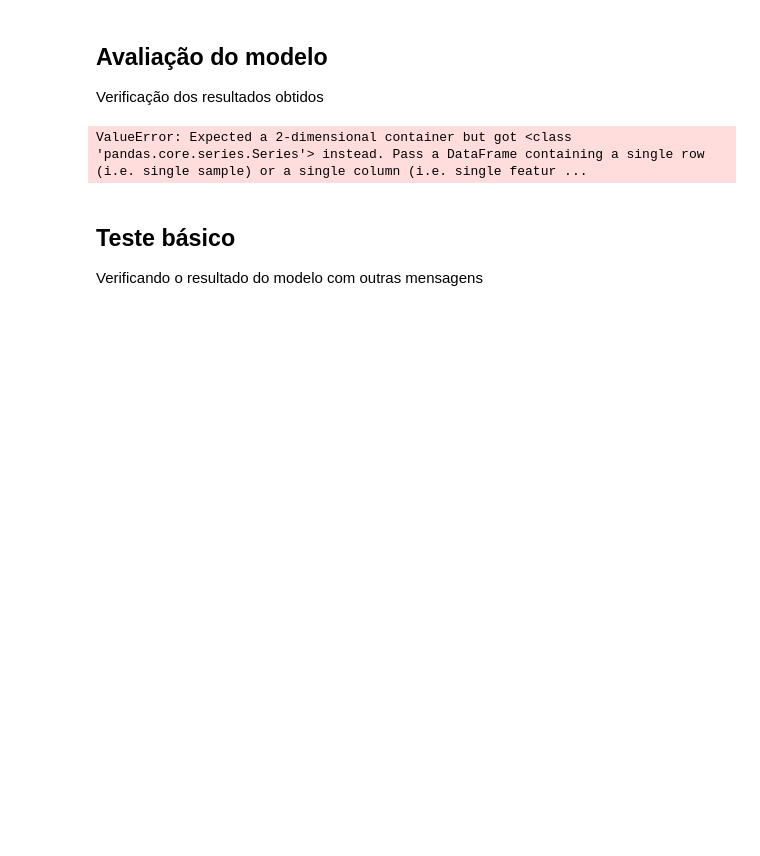
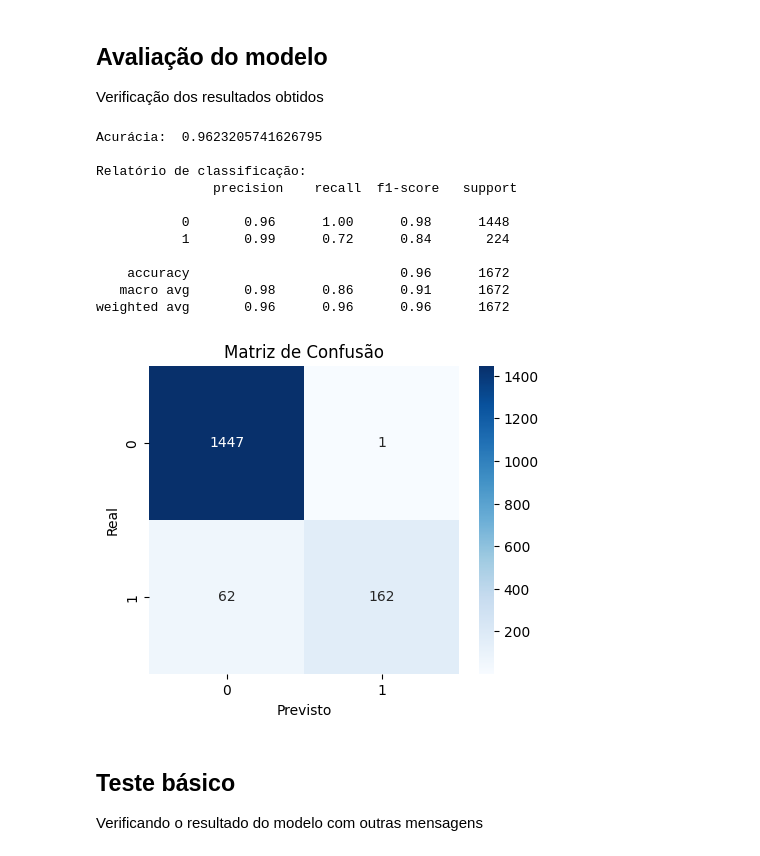
Before and after one commit to brunosilvestree/Spam-Classifier, a Jupyter notebook: notebooks/Spam.ipynb, the cells around one changed output. Saved outputs shown, nothing was run; the diff lists cells and outputs as text; code cells hidden in the pictures; blank space fills up the shorter version.

Commit message:
fix in vectorizer after split data of training and test

```diff
--- a/notebooks/Spam.ipynb
+++ b/notebooks/Spam.ipynb
@@ -113,21 +113,32 @@ MultinomialNB()
 Verificação dos resultados obtidos
 # %%
 #predição do modelo
-predict = model.predict(Y_test)
+predict = model.predict(X_test_vec)
 
 #acurácia do modelo e relatorio de classificação, exibindo precisão, recall e f1-score
-print('Acurácia: ', accuracy_score(testTarget, predict))
-print('\nRelatório de classificação:\n', classification_report(testTarget, predict))
+print('Acurácia: ', accuracy_score(Y_test, predict))
+print('\nRelatório de classificação:\n', classification_report(Y_test, predict))
 
 # Matriz de confusão
 plt.figure(figsize=(5,4))
-sns.heatmap(confusion_matrix(testTarget, predict), annot=True, fmt='d', cmap='Blues')
+sns.heatmap(confusion_matrix(Y_test, predict), annot=True, fmt='d', cmap='Blues')
 plt.xlabel("Previsto")
 plt.ylabel("Real")
 plt.title("Matriz de Confusão")
 plt.show()
 # %% [output]
-ValueError: Expected a 2-dimensional container but got <class 'pandas.core.series.Series'> instead. Pass a DataFrame containing a single row (i.e. single sample) or a single column (i.e. single featur ...
+Acurácia:  0.9623205741626795
+
+Relatório de classificação:
+               precision    recall  f1-score   support
+
+           0       0.96      1.00      0.98      1448
+           1       0.99      0.72      0.84       224
+
+    accuracy                           0.96      1672
+   macro avg       0.98      0.86      0.91      1672
+weighted avg       0.96      0.96      0.96      1672
+[figure, added]
 # %% [markdown]
 ## Teste básico
 
```
Also changed, not shown: parts of 1 cell of this notebook.
